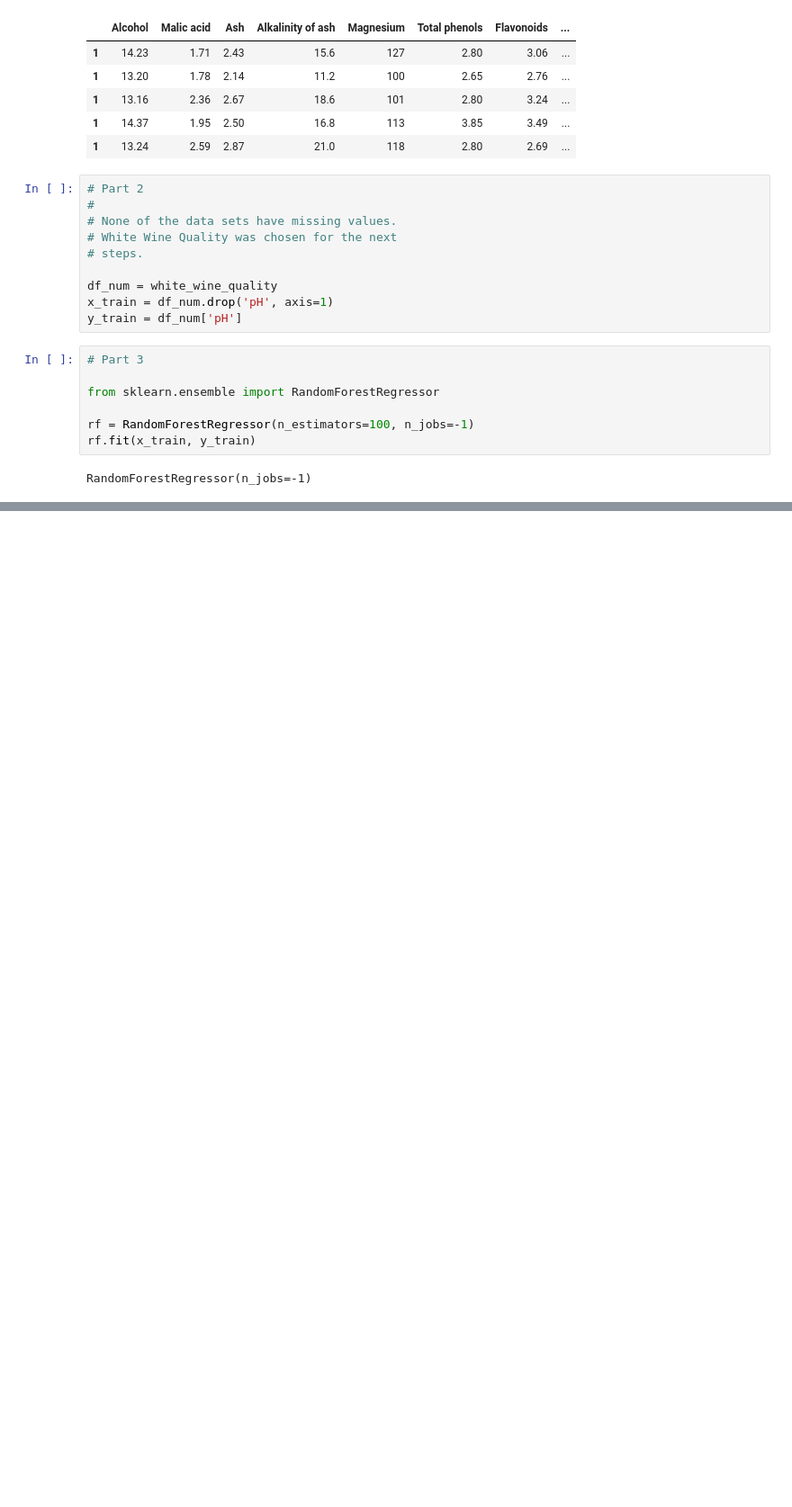
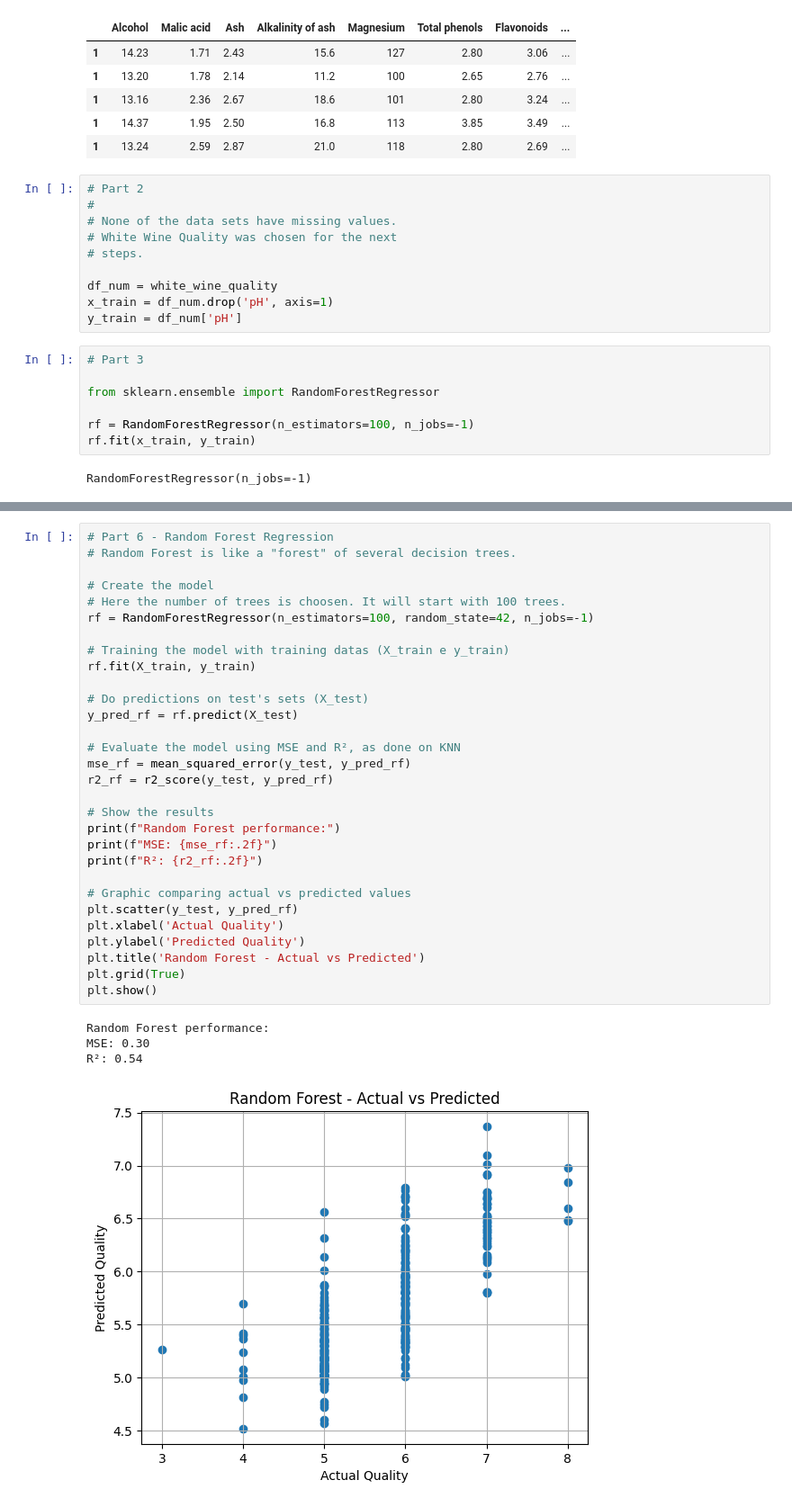
Before and after one commit to nicolas-trillo/Comp2006, a Jupyter notebook: book.ipynb, the cells around one changed output, grey strips where cells are left out. Shown at 90% size. Cells and saved outputs as stored; diff of their text form; blank space fills up the shorter version.

```diff
--- a/book.ipynb
+++ b/book.ipynb
@@ -176,0 +277,35 @@ The RF Score on the White Wine Quality data set (0.9577) indicates a very strong
+# %%
+# Part 6 - Random Forest Regression
+# Random Forest is like a "forest" of several decision trees.
+
+# Create the model
+# Here the number of trees is choosen. It will start with 100 trees.
+rf = RandomForestRegressor(n_estimators=100, random_state=42, n_jobs=-1)
+
+# Training the model with training datas (X_train e y_train)
+rf.fit(X_train, y_train)
+
+# Do predictions on test's sets (X_test)
+y_pred_rf = rf.predict(X_test)
+
+# Evaluate the model using MSE and R², as done on KNN
+mse_rf = mean_squared_error(y_test, y_pred_rf)
+r2_rf = r2_score(y_test, y_pred_rf)
+
+# Show the results
+print(f"Random Forest performance:")
+print(f"MSE: {mse_rf:.2f}")
+print(f"R²: {r2_rf:.2f}")
+
+# Graphic comparing actual vs predicted values
+plt.scatter(y_test, y_pred_rf)
+plt.xlabel('Actual Quality')
+plt.ylabel('Predicted Quality')
+plt.title('Random Forest - Actual vs Predicted')
+plt.grid(True)
+plt.show()
+# %% [output]
+Random Forest performance:
+MSE: 0.30
+R²: 0.54
+[figure, added]
```
Also changed, not shown: parts of 8 cells of this notebook.
